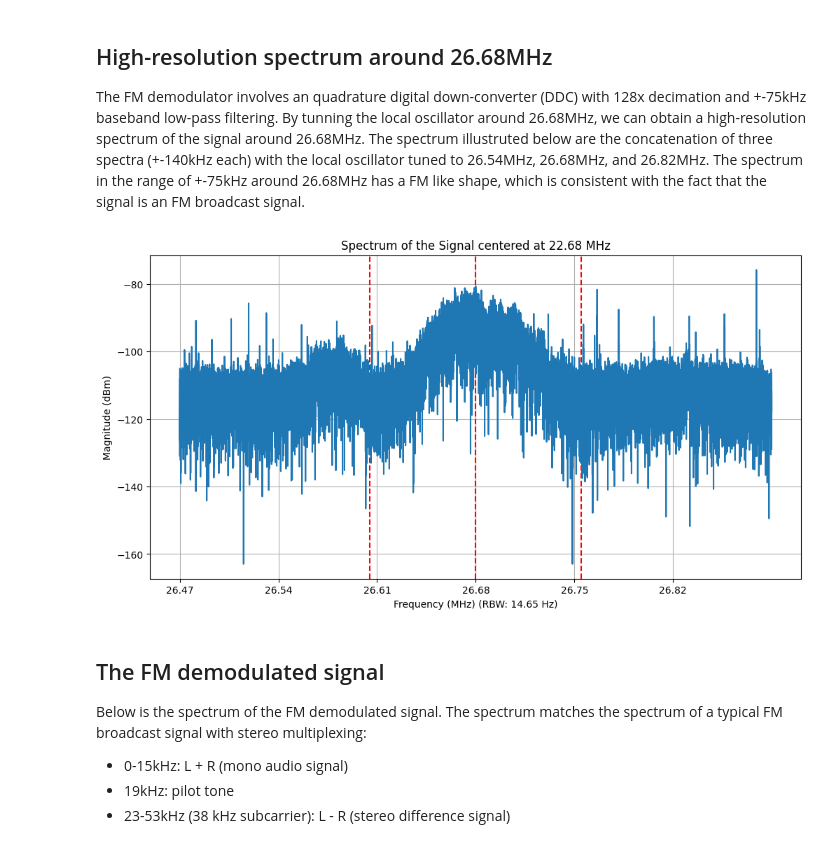
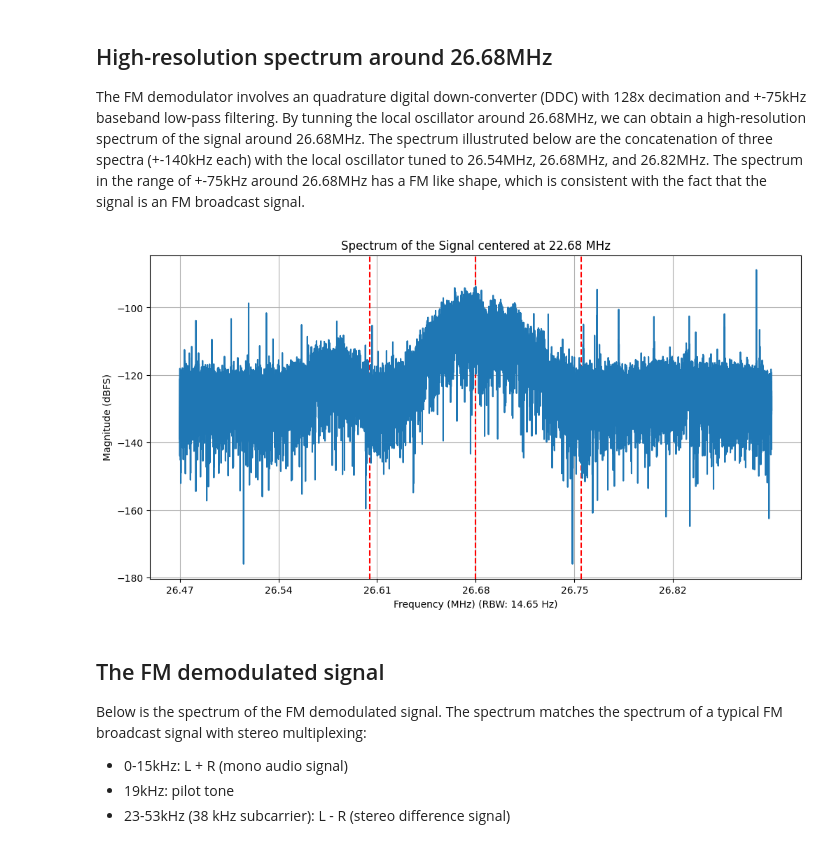
Before and after one commit to ruich95/SynQ, a Jupyter notebook: src/python/fm_radio_demod.ipynb, the cells around one changed output. Saved outputs shown, nothing was run; the diff lists cells and outputs as text; code cells hidden in the pictures.

```diff
--- a/src/python/fm_radio_demod.ipynb
+++ b/src/python/fm_radio_demod.ipynb
@@ -23,7 +23,10 @@ ts = 1/fs
 
 data = np.loadtxt("received.csv", delimiter=",", skiprows=2)
 
-data = data[:, -1] / 2**15
+# input is 16-bit signed integer, full scale 500 mVpp
+data = data[:, -1] / 2**15 * 0.25
+
+print("Mean of the signal: {} V".format(np.mean(data)))
 
 data = data - np.mean(data)
 
@@ -69,53 +73,54 @@ ts = 1/fs   # Sampling period
 def get_140k_spectrum(data_file: str, fs: float):
     data = np.loadtxt(data_file, delimiter=",", skiprows=2)
 
-    i_data = data[:, -2] / 2**29
-    q_data = data[:, -1] / 2**29
+    i_data = data[:, -2]
+    q_data = data[:, -1]
 
     i_data = i_data - np.mean(i_data)
     q_data = q_data - np.mean(q_data)
+
 
     complex_data = i_data + 1j * q_data
 
 
     # calculate the spectrum of the signal, and convert to dBm (50ohm)
     n = len(complex_data)
     window = hann(n)
     complex_data = complex_data * window
     fft_data = np.fft.fftshift(np.fft.fft(complex_data)) / n
     freqs = np.fft.fftshift(np.fft.fftfreq(n, 1/fs))
 
-    # Convert to dBm (50 ohm load)
-    power_spectrum = np.abs(fft_data) ** 2 / 50  # Power in watts
-    dbm_spectrum = 10 * np.log10(power_spectrum * 1e3)  # Convert to dBm
+    # Convert to dBFS
+    spectrum = np.abs(fft_data) / 2**29
+    spectrum = 20 * np.log10(spectrum)  # Convert to dBFS
 
     sels = (freqs >= -70e3) & (freqs <= 70e3)
 
     freqs = freqs[sels]
-    dbm_spectrum = dbm_spectrum[sels]
+    spectrum = spectrum[sels]
 
-    return freqs, dbm_spectrum, n
+    return freqs, spectrum, n
 
-freqs1, spectrum_dbm1, n = get_140k_spectrum("baseband_96_34.csv", fs)
-freqs2, spectrum_dbm2, n = get_140k_spectrum("baseband_96_2.csv", fs)
-freqs3, spectrum_dbm3, n = get_140k_spectrum("baseband_96_06.csv", fs)
+freqs1, spectrum1, n = get_140k_spectrum("baseband_96_34.csv", fs)
+freqs2, spectrum2, n = get_140k_spectrum("baseband_96_2.csv", fs)
+freqs3, spectrum3, n = get_140k_spectrum("baseband_96_06.csv", fs)
 
 freqs = np.concatenate([freqs1-140e3, freqs2, freqs3+140e3]) + (122.88e6 - 96.2e6)
-spectrum_dbm = np.concatenate([spectrum_dbm1, spectrum_dbm2, spectrum_dbm3])
+spectrum_dbm = np.concatenate([spectrum1, spectrum2, spectrum3])
 
 plt.figure(figsize=(12, 6))
 # mark 22.68MHZ +- 75kHz as the chiannel
 plt.axvline(x=((122.88e6 - 96.2e6))/1e6, color='r', linestyle='--', label="22.68 MHz")
 plt.axvline(x=(75e3 + (122.88e6 - 96.2e6))/1e6, color='r', linestyle='--')
 plt.axvline(x=(-75e3 + (122.88e6 - 96.2e6))/1e6, color='r', linestyle='--')
 plt.plot(freqs / 1e6, spectrum_dbm)
 plt.xlabel("Frequency (MHz) (RBW: {:.2f} Hz)".format(fs/n))
-plt.ylabel("Magnitude (dBm)")
+plt.ylabel("Magnitude (dBFS)")
 plt.xticks(np.arange(-210e3 + (122.88e6 - 96.2e6), 210e3 + (122.88e6 - 96.2e6), 70e3)/1e6)
 plt.title("Spectrum of the Signal centered at 22.68 MHz")
 plt.grid()
 # %% [output]
-[figure, old version]
+[figure, new version]
 # %% [markdown]
 ## The FM demodulated signal
 
```
Also changed, not shown: parts of 4 cells of this notebook, 3 other files.
